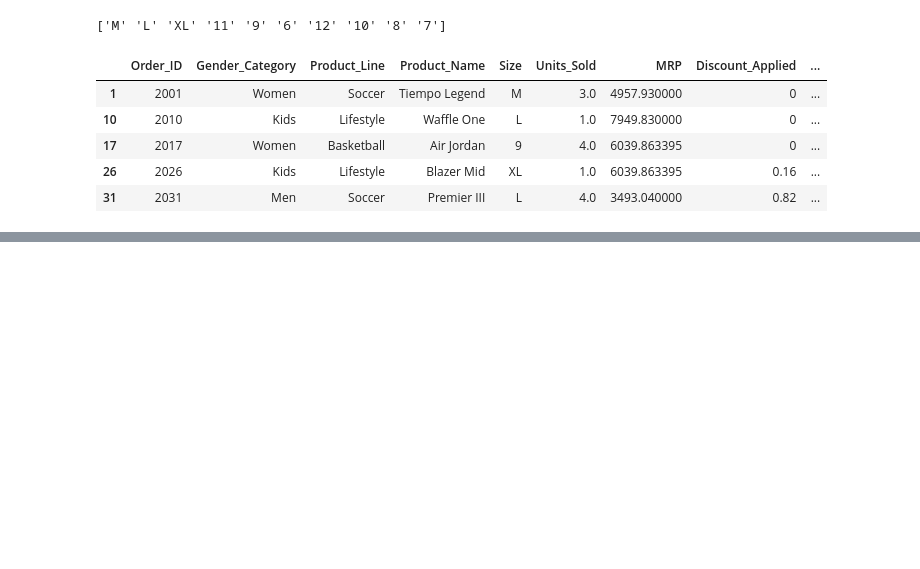
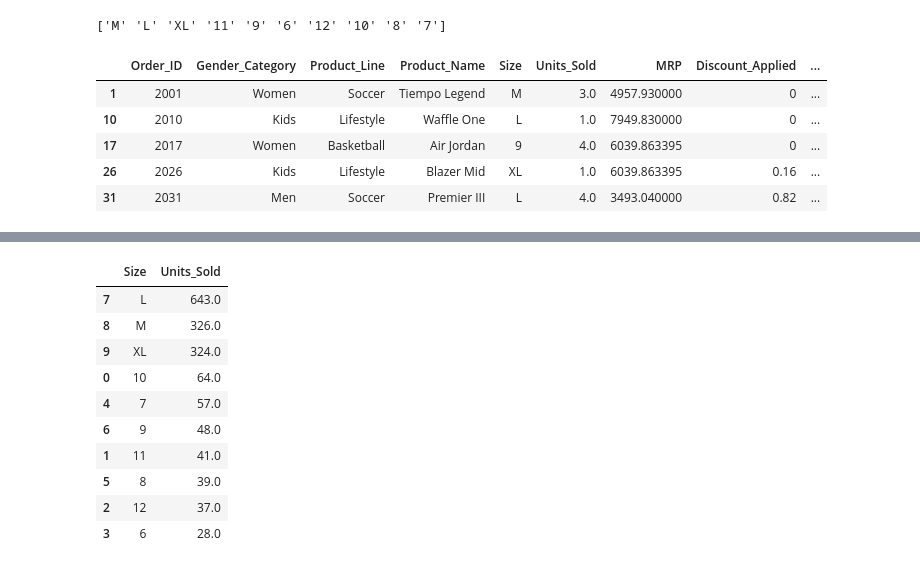
Before and after one commit to mukut45/Nike-sales-data-analysis, a Jupyter notebook: Nike sales data analysis.ipynb, the cells around one changed output, grey strips where cells are left out. Saved outputs shown, nothing was run; the diff lists cells and outputs as text; code cells hidden in the pictures; blank space fills up the shorter version.

Commit message:
size and unit sold region wise analysis for indian market

```diff
--- a/Nike sales data analysis.ipynb
+++ b/Nike sales data analysis.ipynb
@@ -639,3 +639,6 @@ Zero_sold_unit.head()
 | 17 | 2017 | Women | Basketball | Air Jordan | 9 | 4.0 | 6039.863395 | 0 | ... |
 | 26 | 2026 | Kids | Lifestyle | Blazer Mid | XL | 1.0 | 6039.863395 | 0.16 | ... |
 | 31 | 2031 | Men | Soccer | Premier III | L | 4.0 | 3493.040000 | 0.82 | ... |
+# %%
+size_wise_sale = df.groupby('Size')['Units_Sold'].sum().reset_index() # size wise unit sells
+print(size_wise_sale)
@@ -641,0 +657,15 @@ Zero_sold_unit.head()
+# %%
+size_wise_sale = size_wise_sale.sort_values(by='Units_Sold', ascending=False)
+size_wise_sale
+# %% [output]
+|  | Size | Units_Sold |
+| 7 | L | 643.0 |
+| 8 | M | 326.0 |
+| 9 | XL | 324.0 |
+| 0 | 10 | 64.0 |
+| 4 | 7 | 57.0 |
+| 6 | 9 | 48.0 |
+| 1 | 11 | 41.0 |
+| 5 | 8 | 39.0 |
+| 2 | 12 | 37.0 |
+| 3 | 6 | 28.0 |
```
Also changed, not shown: parts of 3 cells of this notebook.
